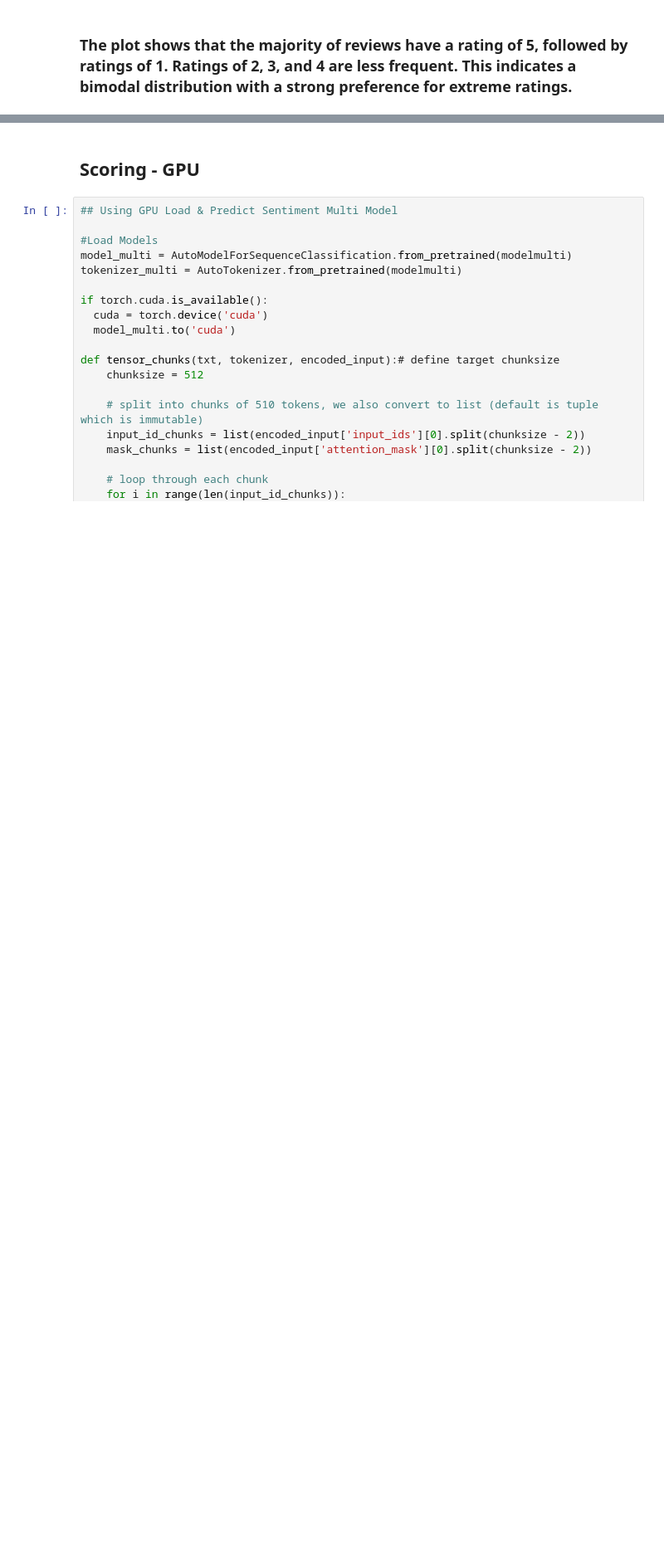
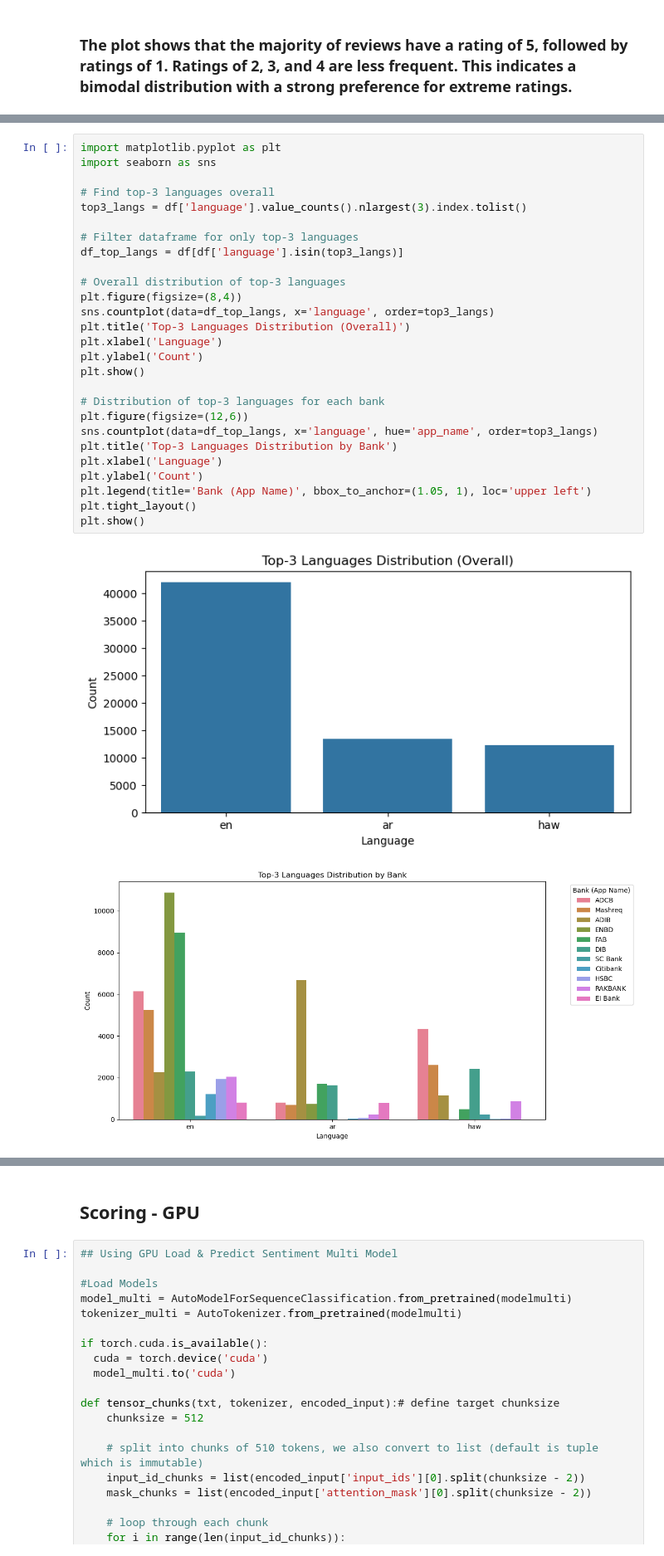
Before and after one commit to sra1malla/Walsh-MS-QM640CapstoneProject, a Jupyter notebook: reviews_scoring.ipynb, the cells around one changed output, grey strips where cells are left out. Shown at 83% size. Saved outputs shown, nothing was run; the diff lists cells and outputs as text; blank space fills up the shorter version.

```diff
--- a/reviews_scoring.ipynb
+++ b/reviews_scoring.ipynb
@@ -634,0 +701,30 @@ Passing `palette` without assigning `hue` is deprecated and will be removed in v
+# %%
+import matplotlib.pyplot as plt
+import seaborn as sns
+
+# Find top-3 languages overall
+top3_langs = df['language'].value_counts().nlargest(3).index.tolist()
+
+# Filter dataframe for only top-3 languages
+df_top_langs = df[df['language'].isin(top3_langs)]
+
+# Overall distribution of top-3 languages
+plt.figure(figsize=(8,4))
+sns.countplot(data=df_top_langs, x='language', order=top3_langs)
+plt.title('Top-3 Languages Distribution (Overall)')
+plt.xlabel('Language')
+plt.ylabel('Count')
+plt.show()
+
+# Distribution of top-3 languages for each bank
+plt.figure(figsize=(12,6))
+sns.countplot(data=df_top_langs, x='language', hue='app_name', order=top3_langs)
+plt.title('Top-3 Languages Distribution by Bank')
+plt.xlabel('Language')
+plt.ylabel('Count')
+plt.legend(title='Bank (App Name)', bbox_to_anchor=(1.05, 1), loc='upper left')
+plt.tight_layout()
+plt.show()
+# %% [output]
+[figure, added]
+[figure, added]
```
Also changed, not shown: parts of 16 cells of this notebook, 17 other files.
